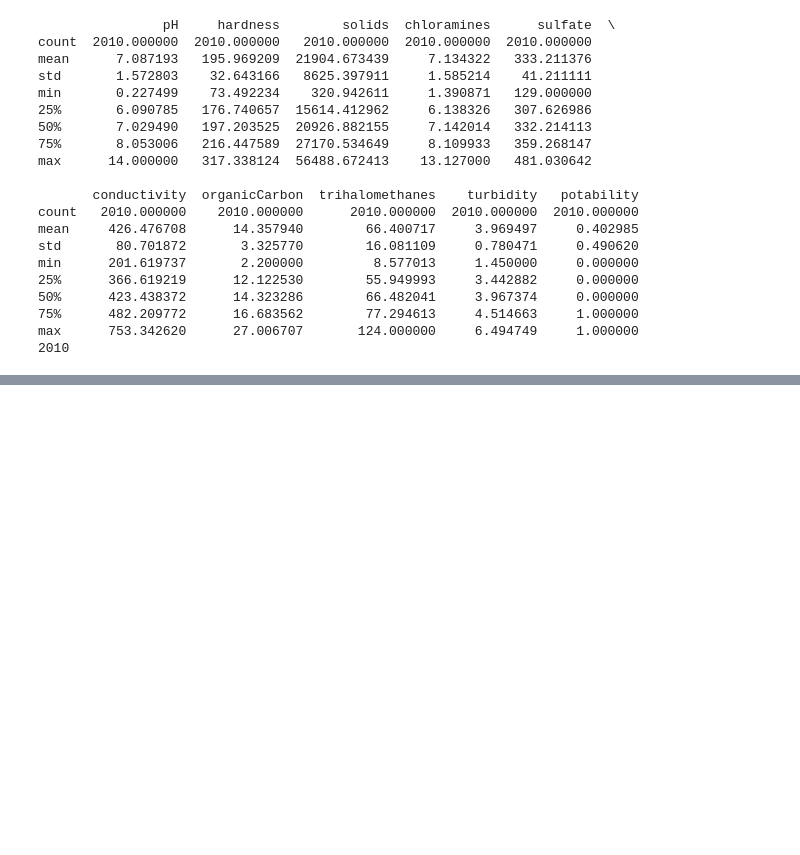
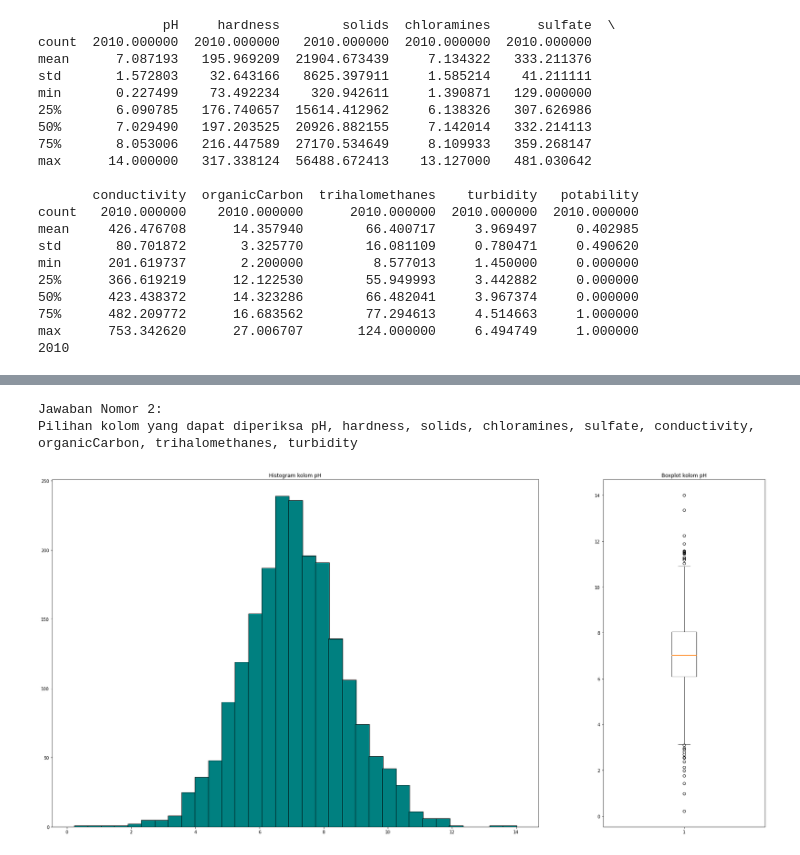
Before and after one commit to LordGedelicious/Tugas-Besar-Probstat-, a Jupyter notebook: main.ipynb, the cells around one changed output, grey strips where cells are left out. Cells and saved outputs as stored; diff of their text form; code cells hidden in the pictures; blank space fills up the shorter version.

Commit message:
done nomor 2

```diff
--- a/main.ipynb
+++ b/main.ipynb
@@ -81,0 +81,43 @@ Kurtosis: -0.049830796949249745
+# %%
+# NOMOR 2
+# Membuat Visualisasi plot distribusi, dalam bentuk histogram dan boxplot untuk setiap
+# kolom numerik. Berikan uraian penjelasan kondisi setiap kolom berdasarkan kedua plot
+# tersebut.
+print("Jawaban Nomor 2:")
+print("Pilihan kolom yang dapat diperiksa ", end="")
+for columnName in data.columns[:-2]:
+    print(columnName, end=", ")
+print(data.columns[-2])
+idxColumn = input("Masukkan nama kolom yang ingin dibuat histogram dan boxplotnya (ketik \"EXIT\" untuk keluar): ")
+hasOutputResult = False
+figure, axis = plt.subplots(1, 2, figsize=(30, 15), gridspec_kw={'width_ratios': [3, 1]})
+while not(hasOutputResult):
+    if idxColumn in data.columns:
+        hasOutputResult = True
+        # Untuk membuat histogram
+        # Dimulai dengan menentukan jumlah bin dan width yang tepat dengan menggunakan formula Scott's normal reference rule
+        # Alasan penggunaan formula Sturges adalah karena secara implisit diasumsikan data yang dibentuk adalah sebuah distribusi normal
+        # Rumus Scott's normal reference rule : h = (3.49 * sigma) / (n ** (1/3))
+        # Dengan h adalah width, sigma adalah standar deviasi, dan n adalah jumlah data
+        jumlahData = len(data[idxColumn])
+        sigma = data[idxColumn].std()
+        width = (3.49 * sigma) / (jumlahData ** (1/3))
+
+        axis[0].hist(data[idxColumn].values, bins=math.ceil(data[idxColumn].max() / width), width=width, histtype='bar', ec='black', alpha=0.5)
+        axis[0].set_title("Histogram kolom {}".format(idxColumn))
+
+        # Untuk membuat boxplot
+        axis[1].boxplot(data[idxColumn])
+        axis[1].set_title("Boxplot kolom {}".format(idxColumn))
+
+        plt.show()
+
+    elif idxColumn == "EXIT":
+        hasOutputResult = True
+    else:
+        print("Kolom {} tidak ditemukan".format(idxColumn))
+        idxColumn = input("Masukkan nama kolom yang ingin dicari histogram dan boxplotnya (ketik \"EXIT\" untuk keluar): ")
+# %% [output]
+Jawaban Nomor 2:
+Pilihan kolom yang dapat diperiksa pH, hardness, solids, chloramines, sulfate, conductivity, organicCarbon, trihalomethanes, turbidity
+[figure, added]
```
Also changed, not shown: parts of 3 cells of this notebook.
